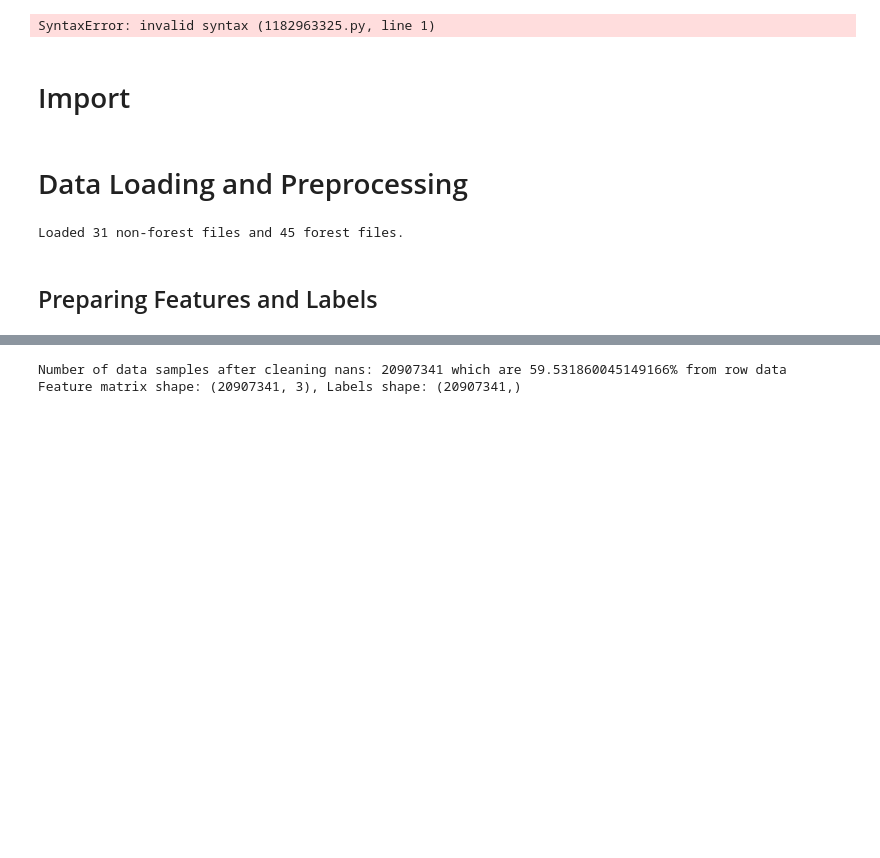
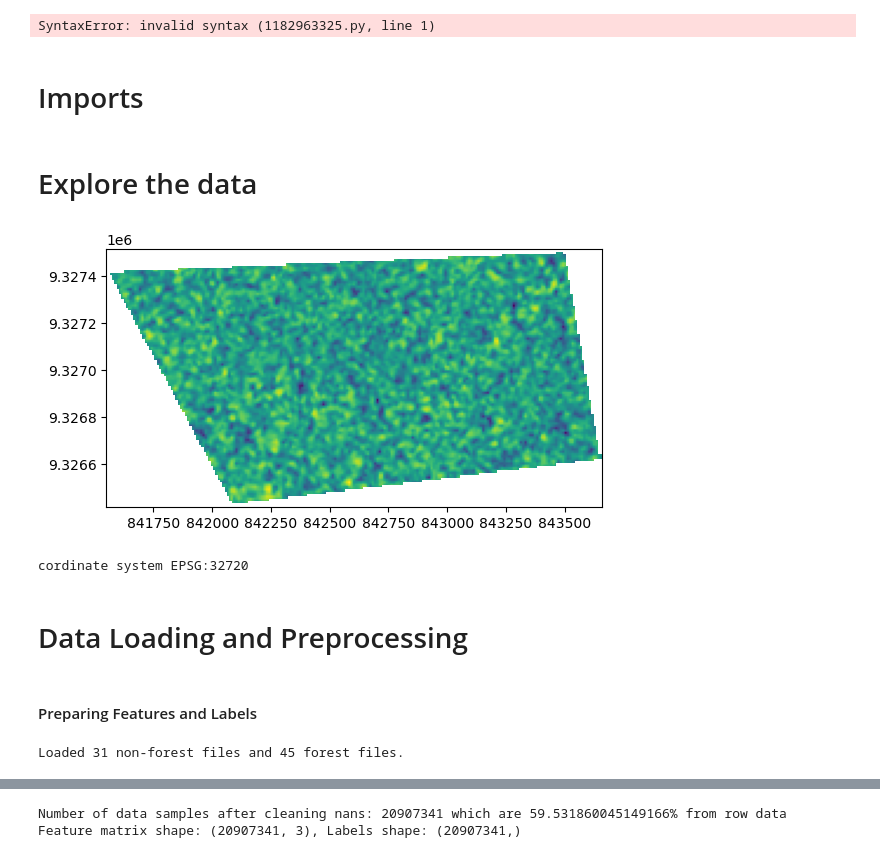
Before and after one commit to raznuss/MarvinBlue, a Jupyter notebook: Forest_Classification.ipynb, the cells around one changed output, grey strips where cells are left out. Cells and saved outputs as stored; diff of their text form; code cells hidden in the pictures; blank space fills up the shorter version.

```diff
--- a/Forest_Classification.ipynb
+++ b/Forest_Classification.ipynb
@@ -10,7 +10,7 @@
 # %% [output]
 SyntaxError: invalid syntax (1182963325.py, line 1)
 # %% [markdown]
-# Import
+# Imports
 # %%
 import os
 import rasterio
@@ -21,34 +21,52 @@ from sklearn.model_selection import cross_val_score
 from sklearn.model_selection import train_test_split
 
 import matplotlib.pyplot as plt
+# %% [markdown]
+# Explore the data
+# %%
+from rasterio.plot import show
+
+# Directories
+non_forest_dir = r"D:\Development\RESEARCH\MarvinBlue\Data\non_forest"
+forest_dir = r"D:\Development\RESEARCH\MarvinBlue\Data\forest"
+
+directory = non_forest_dir
+tif_files = [os.path.join(directory, f) for f in os.listdir(directory) if f.endswith('.tif')]
+
+sardat = rasterio.open(tif_files[0])
+show(sardat)
+print(f'cordinate system {sardat.crs}')
+# %% [output]
+[figure, added]
+cordinate system EPSG:32720
 # %% [markdown]
 # Data Loading and Preprocessing
-# %%
-def load_tif_files(directory):
-    """
-    Load and return a list of arrays representing TIFF files from a directory.
-    Each array will have a shape of (3, h, w) corresponding to the bands.
-    """
-    tif_files = [os.path.join(directory, f) for f in os.listdir(directory) if f.endswith('.tif')]
-    bands_list = []
-
-    for file_path in tif_files:
-        with rasterio.open(file_path) as src:
-            bands = src.read()  # shape (3, h, w)
-            bands_list.append(bands)
-
-    return bands_list
-
-# Directories
-non_forest_dir = r"D:\Development\RESEARCH\MarvinBlue\Data\non_forest"
-forest_dir = r"D:\Development\RESEARCH\MarvinBlue\Data\forest"
-
-# Load all non-forest and forest files
-non_forest_data = load_tif_files(non_forest_dir)
-forest_data = load_tif_files(forest_dir)
-
-print(f"Loaded {len(non_forest_data)} non-forest files and {len(forest_data)} forest files.")
-# %% [output]
-Loaded 31 non-forest files and 45 forest files.
 # %% [markdown]
-## Preparing Features and Labels
+#### Preparing Features and Labels
+# %%
+def load_tif_files(directory):
+    """
+    Load and return a list of arrays representing TIFF files from a directory.
+    Each array will have a shape of (3, h, w) corresponding to the bands.
+    """
+    tif_files = [os.path.join(directory, f) for f in os.listdir(directory) if f.endswith('.tif')]
+    bands_list = []
+
+    for file_path in tif_files:
+        with rasterio.open(file_path) as src:
+            bands = src.read()  # shape (3, h, w)
+            bands_list.append(bands)
+
+    return bands_list
+
+# Directories
+non_forest_dir = r"D:\Development\RESEARCH\MarvinBlue\Data\non_forest"
+forest_dir = r"D:\Development\RESEARCH\MarvinBlue\Data\forest"
+
+# Load all non-forest and forest files
+non_forest_data = load_tif_files(non_forest_dir)
+forest_data = load_tif_files(forest_dir)
+
+print(f"Loaded {len(non_forest_data)} non-forest files and {len(forest_data)} forest files.")
+# %% [output]
+Loaded 31 non-forest files and 45 forest files.
```
Also changed, not shown: parts of 24 cells of this notebook, 1 other file.
